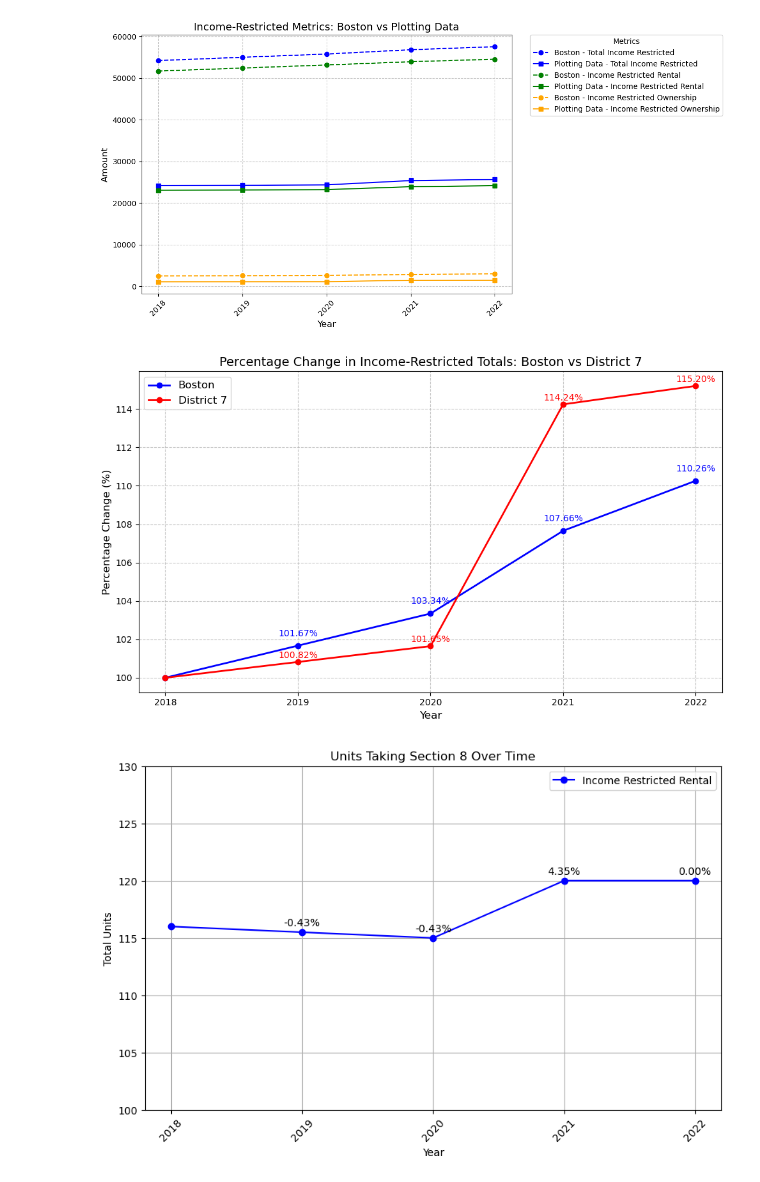
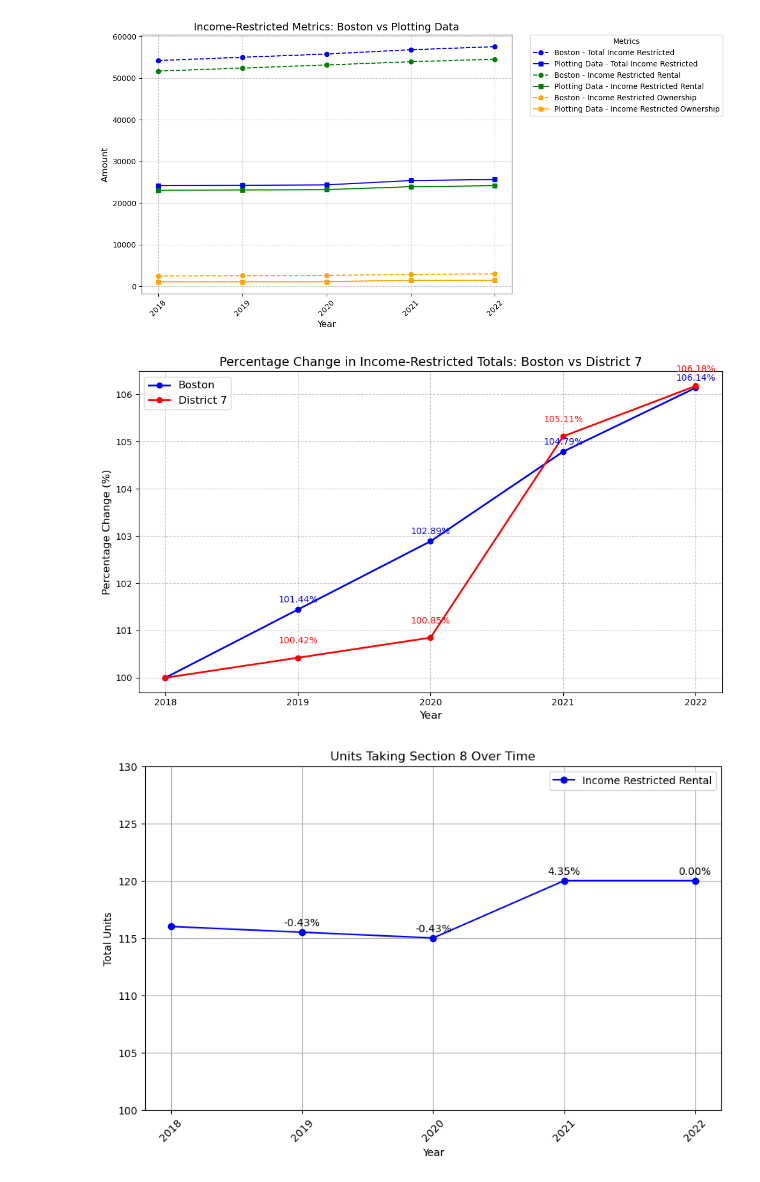
Before and after one commit to BU-Spark/ds-bcc-tania-fernandes-d7, a Jupyter notebook: fa24-team-b/housing/notebooks/income_restricted_housing/income_restricted_housing.ipynb, the cells around one changed output. Saved outputs shown, nothing was run; the diff lists cells and outputs as text; code cells hidden in the pictures.

```diff
--- a/fa24-team-b/housing/notebooks/income_restricted_housing/income_restricted_housing.ipynb
+++ b/fa24-team-b/housing/notebooks/income_restricted_housing/income_restricted_housing.ipynb
@@ -437,88 +437,76 @@ plt.show()
 [figure]
 # %%
 import numpy as np
+import pandas as pd
+import matplotlib.pyplot as plt
 
 # Initialize results with 100 for the first year
-district_7_results = [100]
-boston_results = [100]
+initial_value = 100
 
 # Calculate percentage changes for both datasets
-boston_percentage_changes = boston_data[metrics].pct_change() * 100
-district_7_percentage_changes = plotting_data[metrics].pct_change() * 100
+boston_percentage_changes = boston_data["total-income-restricted"].pct_change() * 100
+district_7_percentage_changes = plotting_data["total-income-restricted"].pct_change() * 100
 
-# Flatten cumulative results for each metric
-boston_cumulative_results = []
-district_7_cumulative_results = []
+def calculate_cumulative_results(percentage_changes, years, initial_value=100):
+    """
+    Calculate cumulative results given percentage changes for a metric.
+    """
+    cumulative_results = [initial_value]
+    for i in range(1, len(years)):
+        cumulative_results.append(
+            cumulative_results[i - 1] * (1 + percentage_changes.iloc[i] / 100)
+        )
+    return cumulative_results
 
-for metric in metrics:
-    # Calculate cumulative results for Boston
-    boston_metric_results = [100]
-    for i in range(1, len(years)):
-        boston_metric_results.append(
-            boston_metric_results[i - 1] * (1 + boston_percentage_changes[metric].iloc[i] / 100)
-        )
-    boston_cumulative_results.append(boston_metric_results)
-
-    # Calculate cumulative results for District 7
-    district_7_metric_results = [100]
-    for i in range(1, len(years)):
-        district_7_metric_results.append(
-            district_7_metric_results[i - 1] * (1 + district_7_percentage_changes[metric].iloc[i] / 100)
-        )
-    district_7_cumulative_results.append(district_7_metric_results)
-
-# Average cumulative results across all metrics
-boston_results_flat = np.mean(boston_cumulative_results, axis=0)
-district_7_results_flat = np.mean(district_7_cumulative_results, axis=0)
+# Calculate cumulative results
+boston_cumulative_results = calculate_cumulative_results(boston_percentage_changes, years, initial_value)
+district_7_cumulative_results = calculate_cumulative_results(district_7_percentage_changes, years, initial_value)
 
 # Create DataFrames for plotting
 boston_percentage_change = pd.DataFrame({
     "Year": years,
-    "Percentage Change": boston_results_flat
+    "Percentage Change": boston_cumulative_results
 })
 
 district_7_percentage_change = pd.DataFrame({
     "Year": years,
-    "Percentage Change": district_7_results_flat
+    "Percentage Change": district_7_cumulative_results
 })
 
 # Plot the data
 plt.figure(figsize=(10, 6))
 
 plt.plot(boston_percentage_change["Year"], boston_percentage_change["Percentage Change"],
          marker="o", linestyle="-", color="b", label="Boston", linewidth=2)
 
 plt.plot(district_7_percentage_change["Year"], district_7_percentage_change["Percentage Change"],
          marker="o", linestyle="-", color="r", label="District 7", linewidth=2)
 
 # Add percentage annotations to the plot
-for i in range(1, len(boston_percentage_change)):
-    plt.text(
-        boston_percentage_change["Year"].iloc[i],
-        boston_percentage_change["Percentage Change"].iloc[i] + 0.5,
-        f"{boston_percentage_change['Percentage Change'].iloc[i]:.2f}%",
-        ha='center', color='b', fontsize=10
-    )
+def annotate_plot(data, color, offset, fontsize=10):
 
-for i in range(1, len(district_7_percentage_change)):
-    plt.text(
-        district_7_percentage_change["Year"].iloc[i],
-        district_7_percentage_change["Percentage Change"].iloc[i] + 0.2,
-        f"{district_7_percentage_change['Percentage Change'].iloc[i]:.2f}%",
-        ha='center', color='r', fontsize=10
-    )
+    for i in range(1, len(data)):
+        plt.text(
+            data["Year"].iloc[i],
+            data["Percentage Change"].iloc[i] + offset,
+            f"{data['Percentage Change'].iloc[i]:.2f}%",
+            ha="center", color=color, fontsize=fontsize
+        )
+
+annotate_plot(boston_percentage_change, color="b", offset=0.15)
+annotate_plot(district_7_percentage_change, color="r", offset=0.3)
 
 # Customize the plot
 plt.xlabel("Year", fontsize=12)
 plt.ylabel("Percentage Change (%)", fontsize=12)
 plt.title("Percentage Change in Income-Restricted Totals: Boston vs District 7", fontsize=14)
 plt.legend(loc="best", fontsize=12)
 plt.grid(True, linestyle="--", alpha=0.7)
 plt.xticks(years)
 plt.tight_layout()
 plt.show()
 # %% [output]
-[figure, old version]
+[figure, new version]
 # %%
 values = plotting_data["section_8"]
 
```
Also changed, not shown: parts of 3 cells of this notebook.
